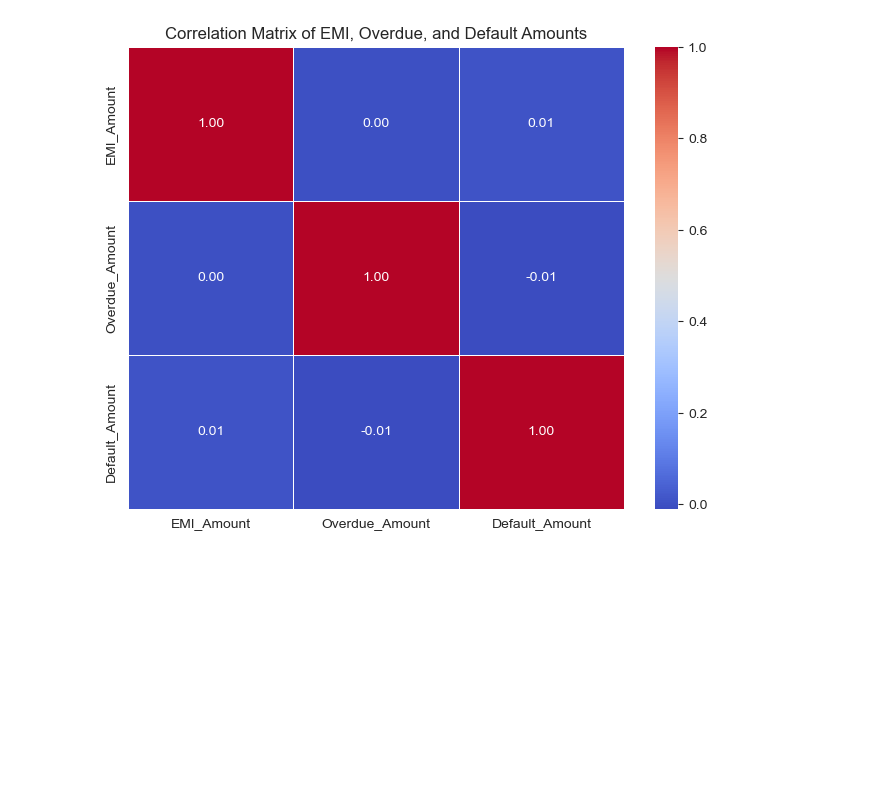
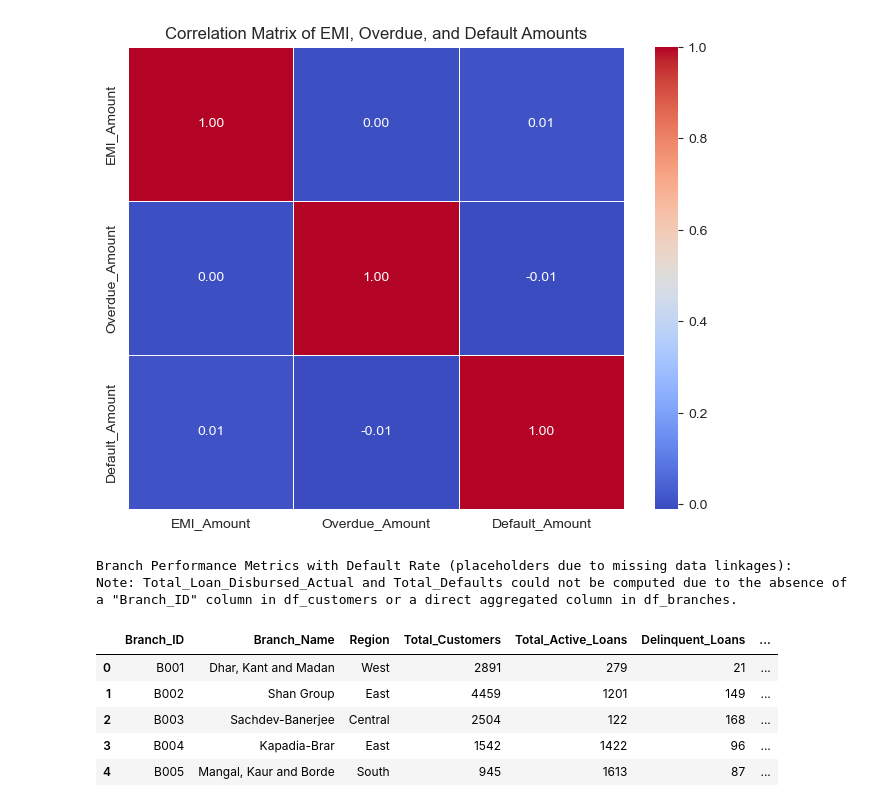
Before and after one commit to nisithasadangi/hv_assignment_28M_12A, a Jupyter notebook: assignment.ipynb, the cells around one changed output. Drawn from its saved outputs; the diff is of its cells as text; code cells hidden in the pictures; blank space fills up the shorter version.

```diff
--- a/assignment.ipynb
+++ b/assignment.ipynb
@@ -634,3 +634,25 @@ plt.title('Correlation Matrix of EMI, Overdue, and Default Amounts')
 plt.show()
 # %% [output]
 [figure]
+# %%
+branch_performance = df_branches.copy()
+
+# Add placeholder columns as the actual values cannot be computed due to missing data linkages.
+branch_performance['Total_Loan_Disbursed_Actual'] = 0.0 # Placeholder: Cannot be computed due to missing data link
+branch_performance['Total_Defaults'] = 0 # Placeholder: Cannot be computed due to missing data link
+
+branch_performance['Default_Rate'] = (branch_performance['Total_Defaults'] / branch_performance['Total_Loan_Disbursed_Actual']) * 100
+branch_performance.loc[branch_performance['Total_Loan_Disbursed_Actual'] == 0, 'Default_Rate'] = 0 # Handle division by zero
+
+print('Branch Performance Metrics with Default Rate (placeholders due to missing data linkages):')
+print('Note: Total_Loan_Disbursed_Actual and Total_Defaults could not be computed due to the absence of a "Branch_ID" column in df_customers or a direct aggregated column in df_branches.')
+display(branch_performance.head())
+# %% [output]
+Branch Performance Metrics with Default Rate (placeholders due to missing data linkages):
+Note: Total_Loan_Disbursed_Actual and Total_Defaults could not be computed due to the absence of a "Branch_ID" column in df_customers or a direct aggregated column in df_branches.
+|  | Branch_ID | Branch_Name | Region | Total_Customers | Total_Active_Loans | Delinquent_Loans | ... |
+| 0 | B001 | Dhar, Kant and Madan | West | 2891 | 279 | 21 | ... |
+| 1 | B002 | Shan Group | East | 4459 | 1201 | 149 | ... |
+| 2 | B003 | Sachdev-Banerjee | Central | 2504 | 122 | 168 | ... |
+| 3 | B004 | Kapadia-Brar | East | 1542 | 1422 | 96 | ... |
+| 4 | B005 | Mangal, Kaur and Borde | South | 945 | 1613 | 87 | ... |
```
Also changed, not shown: parts of 7 cells of this notebook.
